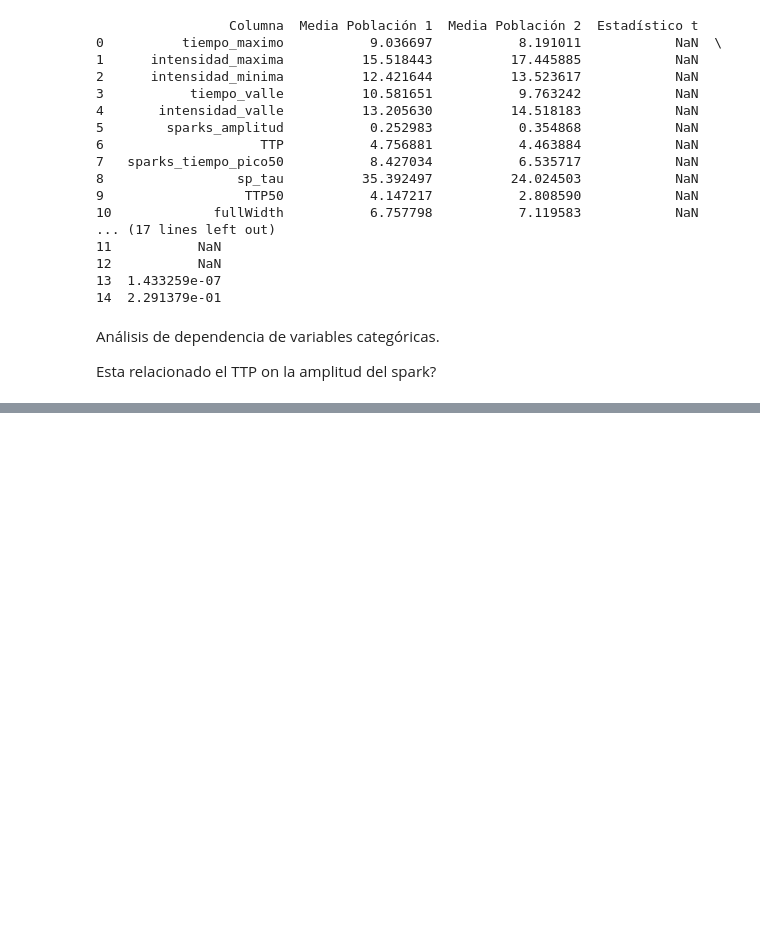
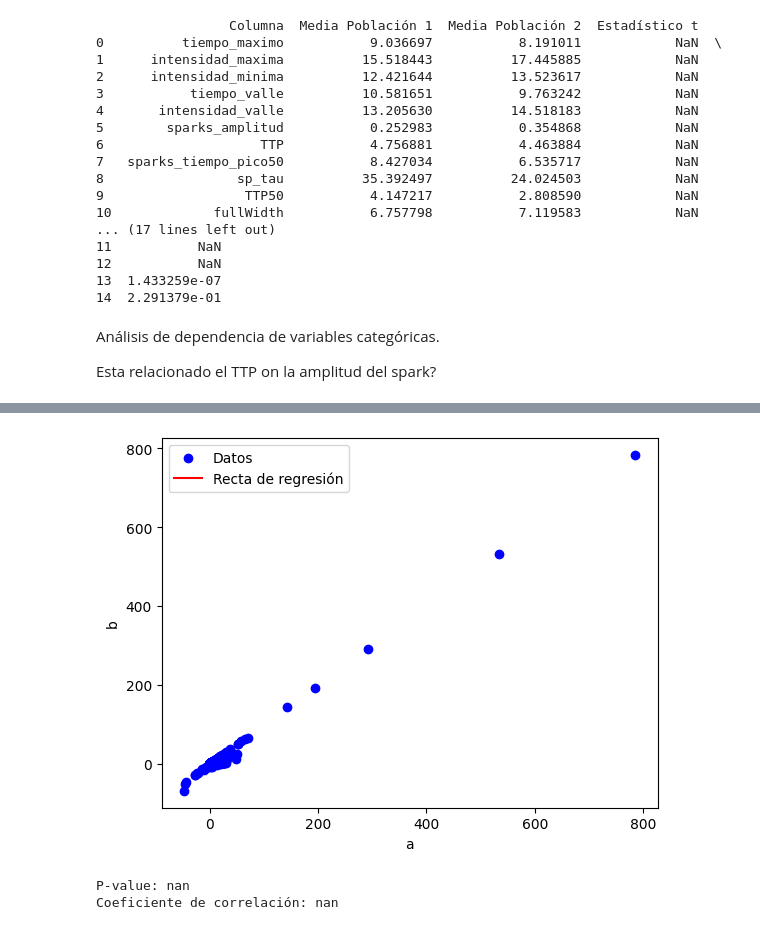
Before and after one commit to macarenaalga/trabajo_final, a Jupyter notebook: pipeline_trabajofinal.ipynb, the cells around one changed output, grey strips where cells are left out. Drawn from its saved outputs; the diff is of its cells as text; code cells hidden in the pictures; blank space fills up the shorter version.

```diff
--- a/pipeline_trabajofinal.ipynb
+++ b/pipeline_trabajofinal.ipynb
@@ -3,7 +3,8 @@
 import pandas as pd
 # %%
 #importar tabla
-path = 'C:/Users/WINDOWS 8.1/Desktop/maca/trabajo_final_alga-aras/tabla_trabajo_final.csv'
+#path = 'C:/Users/WINDOWS 8.1/Desktop/maca/trabajo_final_alga-aras/tabla_trabajo_final.csv'
+path = 'C:/Users/maca2/OneDrive/Documentos/Github/trabajo_final_alga-aras/tabla_trabajo_final.csv'
 sparks_data_list= pd.read_csv(path,sep=',') #tabla incorporada como dataframe y el archivo original cada columna separada por coma
 del sparks_data_list['Unnamed: 0'] #borrar la columna 0
 sparks_data_list.head()#mstrar las primeras filas de la tabla
@@ -419,0 +460,26 @@ print(ss.fisher_exact(table, alternative='two-sided'))
+# %%
+##Evaluar el ajuste de una recta de regresión e interpretar el coeficiente de correlación.
+
+import numpy as np
+import pandas as pd
+import matplotlib.pyplot as plt
+from scipy.stats import linregress
+
+
+a = df['sparks_tiempo_pico50'].values
+b = df['TTP50'].values
+slope, intercept, r_value, p_value, std_err = linregress(a, b)
+
+plt.scatter(a, b, color='blue', label='Datos')
+plt.plot(a, slope*a + intercept, color='red', label='Recta de regresión')
+plt.xlabel('a')
+plt.ylabel('b')
+plt.legend()
+plt.show()
+# Imprimir el p-value y el coeficiente de correlación
+print("P-value:", p_value)
+print("Coeficiente de correlación:", r_value)
+# %% [output]
+[figure, added]
+P-value: nan
+Coeficiente de correlación: nan
```
Also changed, not shown: parts of 4 cells of this notebook.
